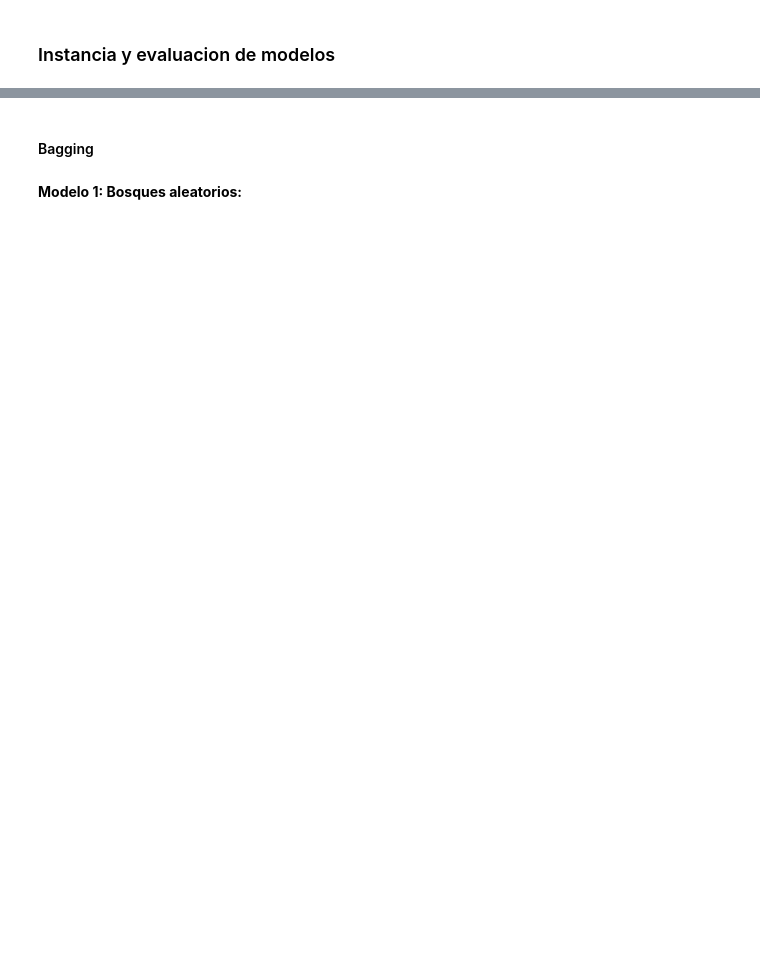
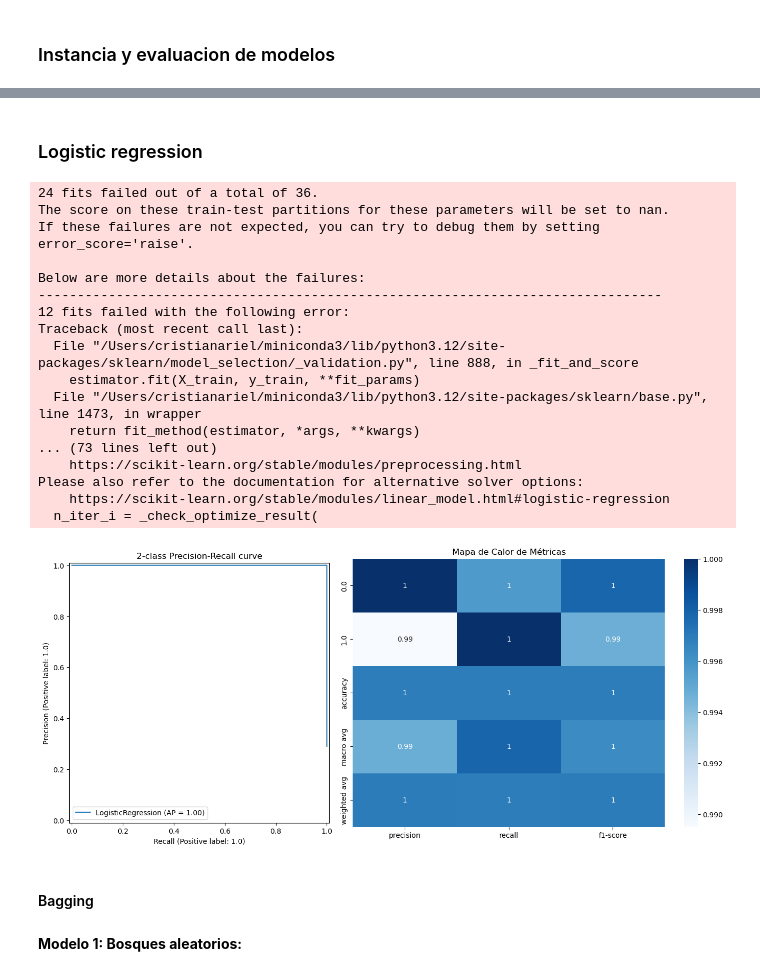
Before and after one commit to ianCristianAriel/2024-eeuu-comportamiento-consumidor, a Jupyter notebook: notebooks/5_ml.ipynb, the cells around one changed output, grey strips where cells are left out. Drawn from its saved outputs; the diff is of its cells as text; code cells hidden in the pictures; blank space fills up the shorter version.

```diff
--- a/notebooks/5_ml.ipynb
+++ b/notebooks/5_ml.ipynb
@@ -167,3 +221,43 @@ weighted avg       1.00      1.00      1.00       975
+# %% [markdown]
+### Logistic regression
+# %%
+# Create logistic regression model object
+logistic_reg_model = LogisticRegression()
+
+# Hyper params from linear regression model
+logistic_reg_params_grid = {
+    'classify__penalty': ['l1', 'l2', 'Elastic Net'],
+    'classify__C': [0.1, 1, 10],
+    'classify__fit_intercept': [True, False],
+}
+
+# obtains best params from linear regression model using grid search
+logistic_reg_best_params_grid = grid_search_function(logistic_reg_model, param_grid=logistic_reg_params_grid, X_train=X_train, y_train=y_train)
+
+# train lineal regression model with best params previous obtains with grid search
+logistic_reg_model = train(logistic_reg_model, best_params=logistic_reg_best_params_grid)
+
+# evaluation lineal regression model
+y_pred, report = test(logistic_reg_model, is_classification=True)
+# %% [output]
+24 fits failed out of a total of 36.
+The score on these train-test partitions for these parameters will be set to nan.
+If these failures are not expected, you can try to debug them by setting error_score='raise'.
+
+Below are more details about the failures:
+--------------------------------------------------------------------------------
+12 fits failed with the following error:
+Traceback (most recent call last):
+  File "/Users/cristianariel/miniconda3/lib/python3.12/site-packages/sklearn/model_selection/_validation.py", line 888, in _fit_and_score
+    estimator.fit(X_train, y_train, **fit_params)
+  File "/Users/cristianariel/miniconda3/lib/python3.12/site-packages/sklearn/base.py", line 1473, in wrapper
+    return fit_method(estimator, *args, **kwargs)
+... (73 lines left out)
+    https://scikit-learn.org/stable/modules/preprocessing.html
+Please also refer to the documentation for alternative solver options:
+    https://scikit-learn.org/stable/modules/linear_model.html#logistic-regression
+  n_iter_i = _check_optimize_result(
+[figure, added]
 # %% [markdown]
 #### Bagging
 # %% [markdown]
```
Also changed, not shown: parts of 26 cells of this notebook, 2 other files.
